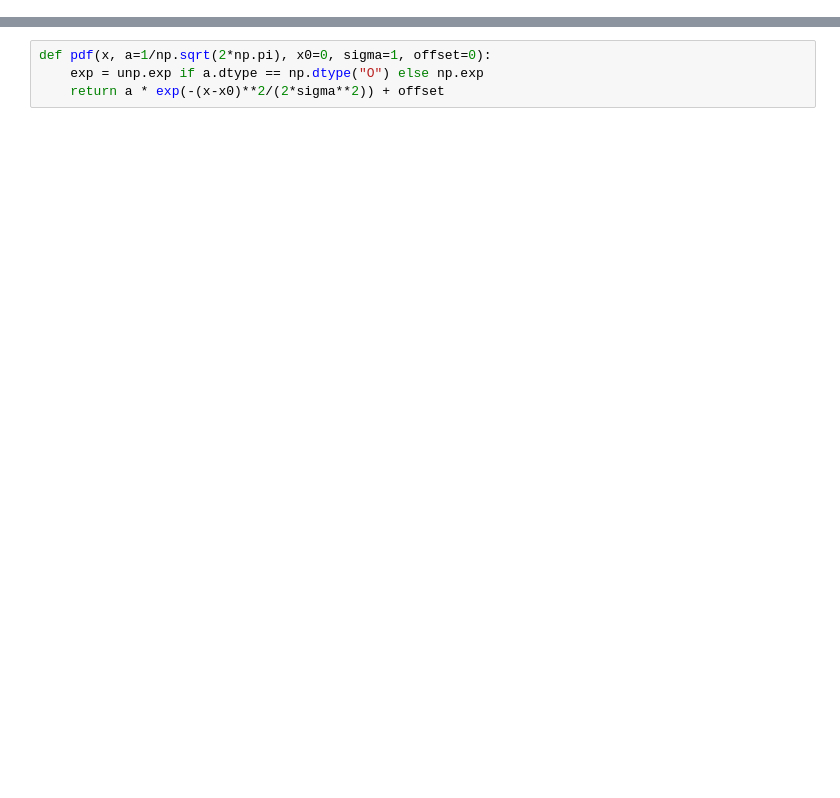
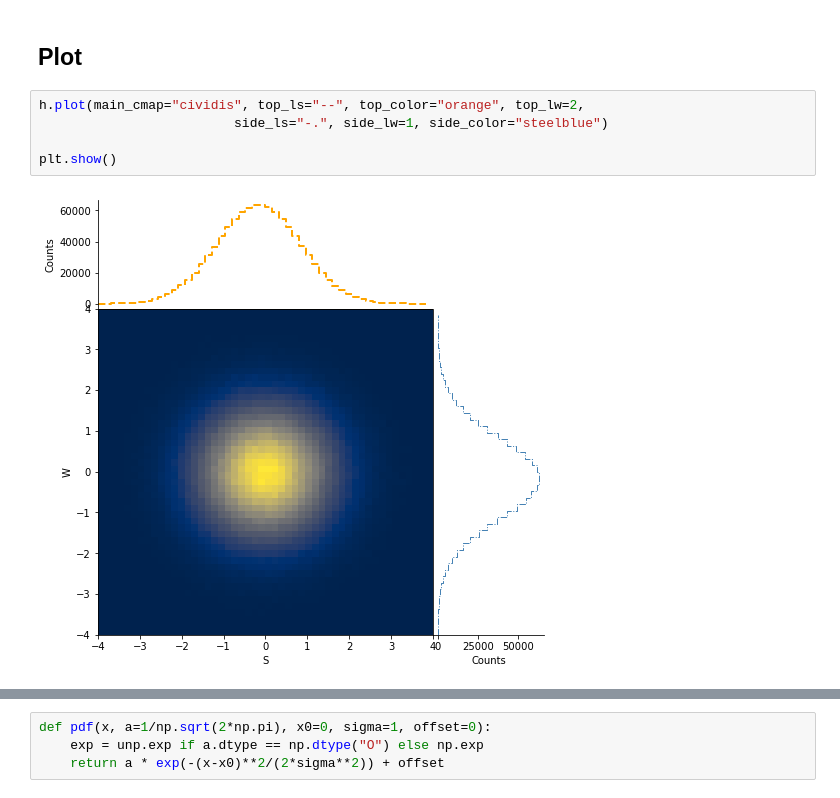
Before and after one commit to scikit-hep/hist, a Jupyter notebook: notebooks/Hist.ipynb, the cells around one changed output, grey strips where cells are left out. Cells and saved outputs as stored; diff of their text form; blank space fills up the shorter version.

```diff
--- a/notebooks/Hist.ipynb
+++ b/notebooks/Hist.ipynb
@@ -15,0 +40,9 @@ Hist(Regular(50, -4, 4, underflow=False, overflow=False, metadata={'name': 'S',
+# %% [markdown]
+## Plot
+# %%
+h.plot(main_cmap="cividis", top_ls="--", top_color="orange", top_lw=2,
+                         side_ls="-.", side_lw=1, side_color="steelblue")
+
+plt.show()
+# %% [output]
+[figure, added]
```
Also changed, not shown: parts of 13 cells of this notebook, 7 other files.
